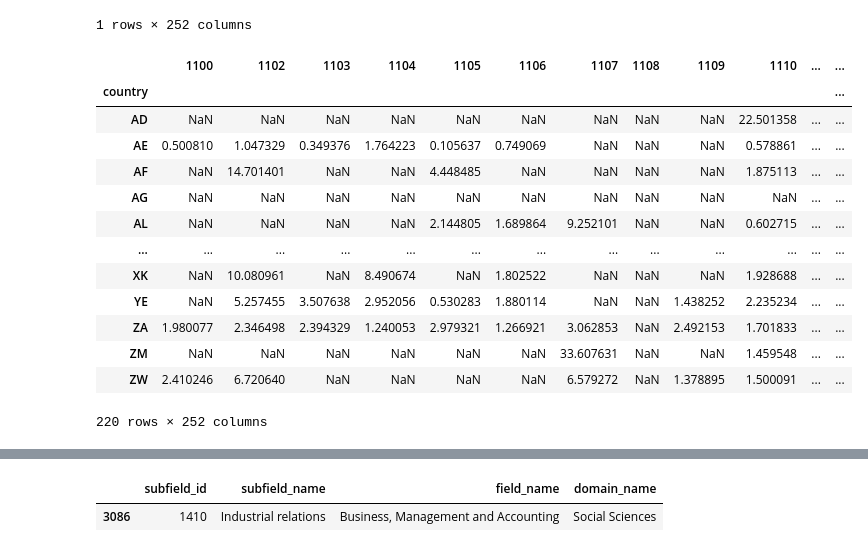
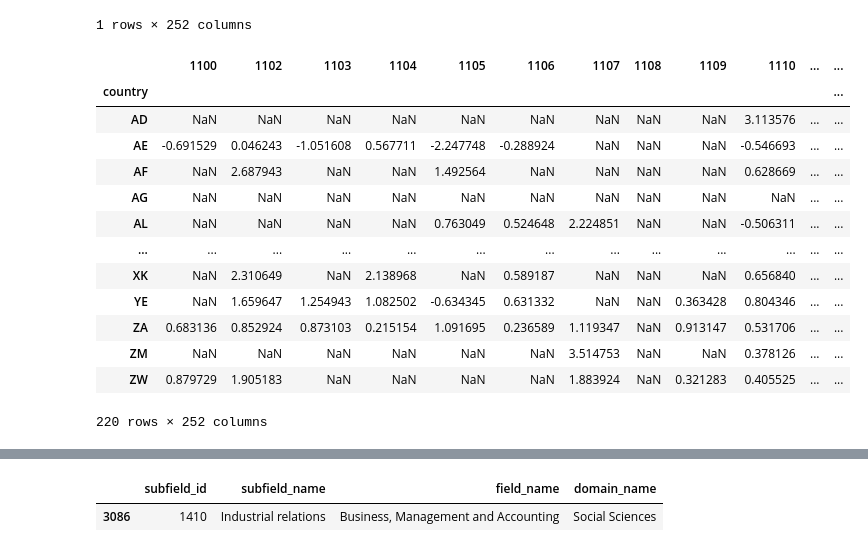
Before and after one commit to irivorobey/geoTopics, a Jupyter notebook: test_interest_metrics.ipynb, the cells around one changed output, grey strips where cells are left out. Drawn from its saved outputs; the diff is of its cells as text; code cells hidden in the pictures.

Commit message:
Added cosine distances for log_world vectors

```diff
--- a/test_interest_metrics.ipynb
+++ b/test_interest_metrics.ipynb
@@ -53,27 +53,32 @@ df_world_subfield_norm
 # %%
 df_country_subfield_norm_world = (
     df_country_subfield_norm
     .div(df_world_subfield_norm.loc[0])
 )
+
+df_country_subfield_norm_world_log = (
+    np.log(df_country_subfield_norm_world)
+)
+
 df_country_subfield_norm_world_norm = (
     df_country_subfield_norm_world
     .div(df_country_subfield_norm_world.sum(axis=1), axis=0)
 )
-df_country_subfield_norm_world
+df_country_subfield_norm_world_log
 # %% [output]
 |  | 1100 | 1102 | 1103 | 1104 | 1105 | 1106 | 1107 | 1108 | 1109 | 1110 | ... | ... |
 | country |  |  |  |  |  |  |  |  |  |  |  | ... |
-| AD | NaN | NaN | NaN | NaN | NaN | NaN | NaN | NaN | NaN | 22.501358 | ... | ... |
-| AE | 0.500810 | 1.047329 | 0.349376 | 1.764223 | 0.105637 | 0.749069 | NaN | NaN | NaN | 0.578861 | ... | ... |
-| AF | NaN | 14.701401 | NaN | NaN | 4.448485 | NaN | NaN | NaN | NaN | 1.875113 | ... | ... |
+| AD | NaN | NaN | NaN | NaN | NaN | NaN | NaN | NaN | NaN | 3.113576 | ... | ... |
+| AE | -0.691529 | 0.046243 | -1.051608 | 0.567711 | -2.247748 | -0.288924 | NaN | NaN | NaN | -0.546693 | ... | ... |
+| AF | NaN | 2.687943 | NaN | NaN | 1.492564 | NaN | NaN | NaN | NaN | 0.628669 | ... | ... |
 | AG | NaN | NaN | NaN | NaN | NaN | NaN | NaN | NaN | NaN | NaN | ... | ... |
-| AL | NaN | NaN | NaN | NaN | 2.144805 | 1.689864 | 9.252101 | NaN | NaN | 0.602715 | ... | ... |
+| AL | NaN | NaN | NaN | NaN | 0.763049 | 0.524648 | 2.224851 | NaN | NaN | -0.506311 | ... | ... |
 | ... | ... | ... | ... | ... | ... | ... | ... | ... | ... | ... | ... | ... |
-| XK | NaN | 10.080961 | NaN | 8.490674 | NaN | 1.802522 | NaN | NaN | NaN | 1.928688 | ... | ... |
-| YE | NaN | 5.257455 | 3.507638 | 2.952056 | 0.530283 | 1.880114 | NaN | NaN | 1.438252 | 2.235234 | ... | ... |
-| ZA | 1.980077 | 2.346498 | 2.394329 | 1.240053 | 2.979321 | 1.266921 | 3.062853 | NaN | 2.492153 | 1.701833 | ... | ... |
-| ZM | NaN | NaN | NaN | NaN | NaN | NaN | 33.607631 | NaN | NaN | 1.459548 | ... | ... |
-| ZW | 2.410246 | 6.720640 | NaN | NaN | NaN | NaN | 6.579272 | NaN | 1.378895 | 1.500091 | ... | ... |
+| XK | NaN | 2.310649 | NaN | 2.138968 | NaN | 0.589187 | NaN | NaN | NaN | 0.656840 | ... | ... |
+| YE | NaN | 1.659647 | 1.254943 | 1.082502 | -0.634345 | 0.631332 | NaN | NaN | 0.363428 | 0.804346 | ... | ... |
+| ZA | 0.683136 | 0.852924 | 0.873103 | 0.215154 | 1.091695 | 0.236589 | 1.119347 | NaN | 0.913147 | 0.531706 | ... | ... |
+| ZM | NaN | NaN | NaN | NaN | NaN | NaN | 3.514753 | NaN | NaN | 0.378126 | ... | ... |
+| ZW | 0.879729 | 1.905183 | NaN | NaN | NaN | NaN | 1.883924 | NaN | 0.321283 | 0.405525 | ... | ... |
 220 rows × 252 columns
 # %%
 country = "FR"
```
Also changed, not shown: parts of 11 cells of this notebook, 6 other files.
